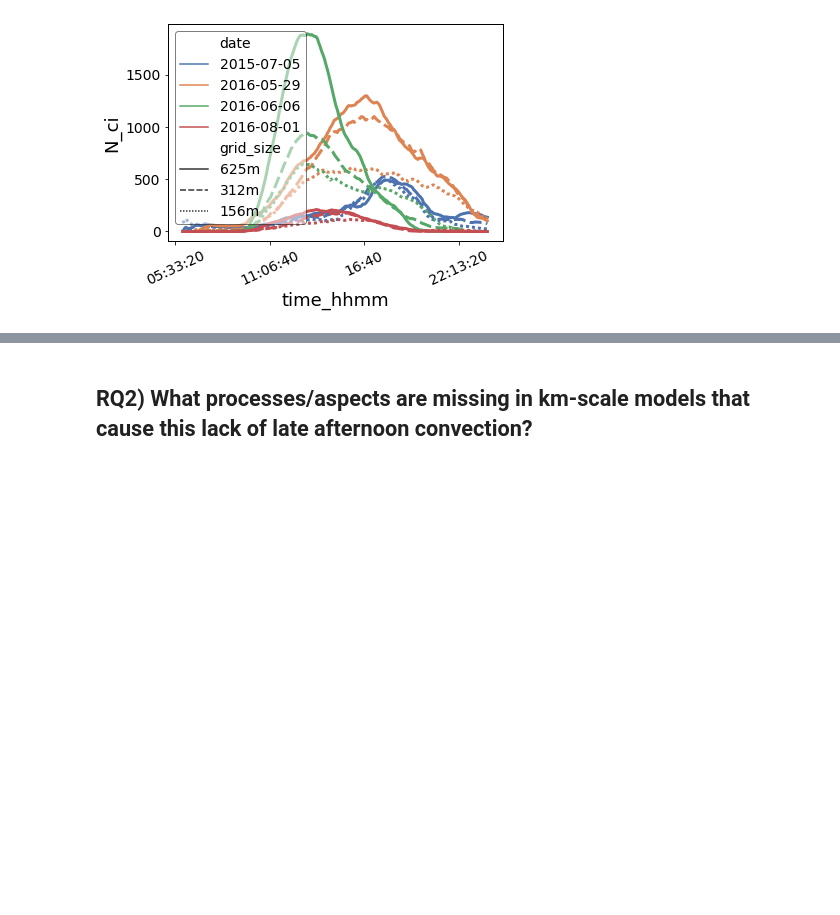
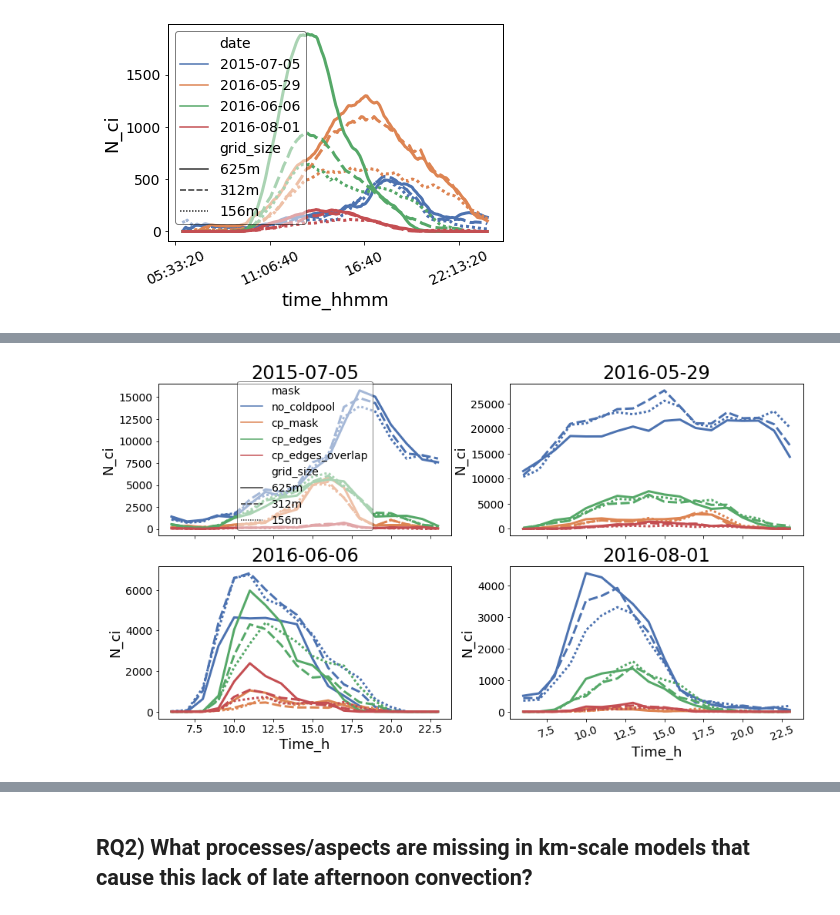
Before and after one commit to HirtM/cold_pool_driven_convection_initiation, a Jupyter notebook: 01_Cold_pool_resolution_dependence_for_paper.ipynb, the cells around one changed output, grey strips where cells are left out. Drawn from its saved outputs; the diff is of its cells as text; code cells hidden in the pictures; blank space fills up the shorter version.

```diff
--- a/01_Cold_pool_resolution_dependence_for_paper.ipynb
+++ b/01_Cold_pool_resolution_dependence_for_paper.ipynb
@@ -445,20 +444,22 @@ ValueError: The palette list has the wrong number of colors.
 # %%
 df['Time_h'] = df.time.dt.hour//1*1
 fig, axs= plt.subplots(nrows=2,ncols=2, figsize=[15,8], sharex=True)
 axs=axs.ravel()
 use_leg=['brief', False, False, False]
 for i,date in enumerate(df.date.unique()):
     sns.lineplot(data=df[(df['mask']!= 'cp_gradient') & (df.date ==date) ], x='Time_h',
                 legend=use_leg[i],
-                y='N_ci', hue='mask', style= 'grid_size', ax=axs[i], style_order = grid_ordered,palette=secondary_colors[0:3],
+                y='N_ci', hue='mask', style= 'grid_size', ax=axs[i], style_order = grid_ordered,palette=secondary_colors[0:4],
                 ci=None, linewidth=3)#, hue_order=grid_ordered)
     #if i!=0:
     #    axs[i].set_ylabel('')
     axs[i].set_title(date)
 leg= axs[0].legend()
 leg.get_frame().set_alpha(0.5)
 plt.xticks(rotation=20)
 fig.savefig('../Figures/N_ci_diurnal_cycle_each_day.pdf')
+# %% [output]
+[figure, added]
 # %%
 df['time_2h'] = df.time.dt.hour//1*1
 fig, axs= plt.subplots(nrows=2,ncols=2, figsize=[15,8], sharex=True)
```
Also changed, not shown: parts of 12 cells of this notebook.
